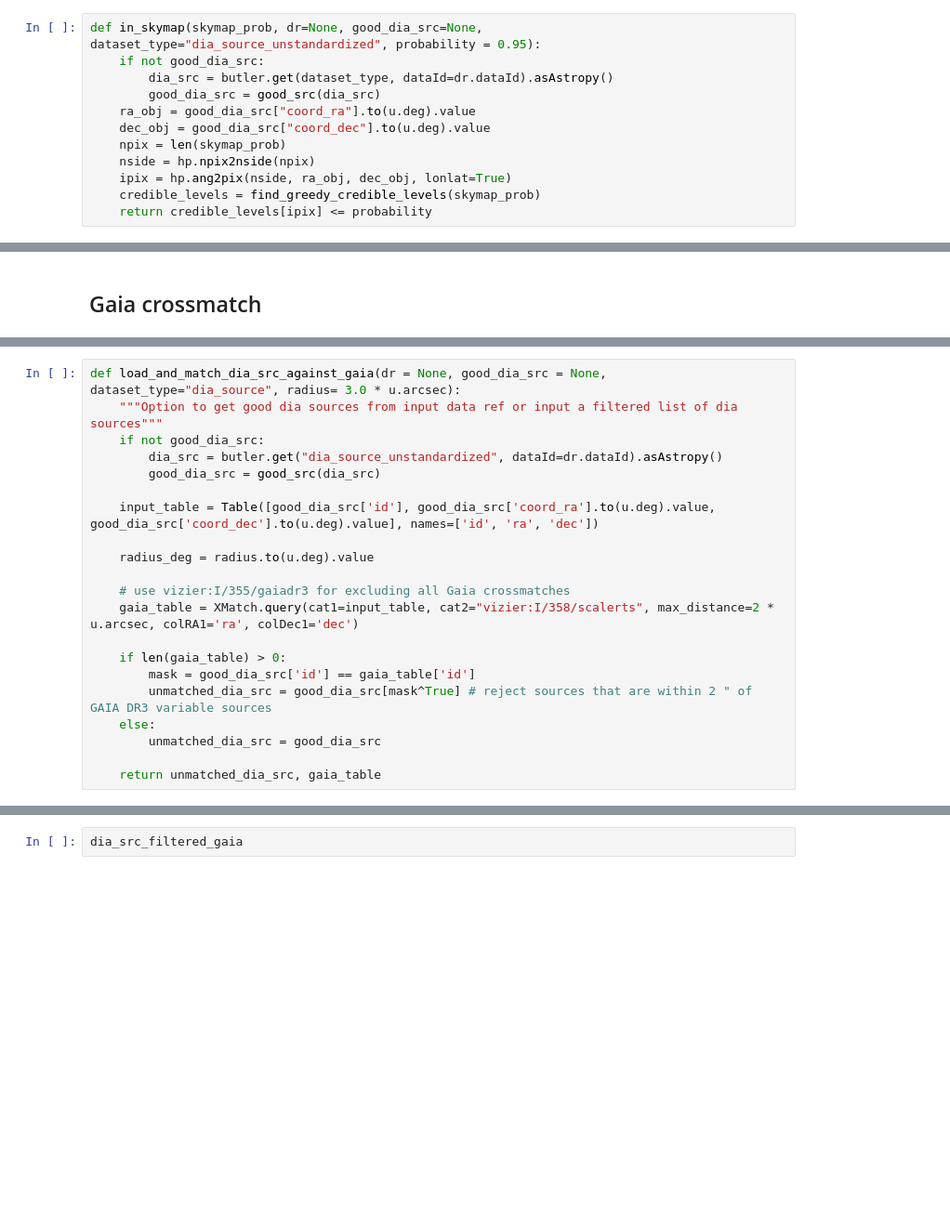
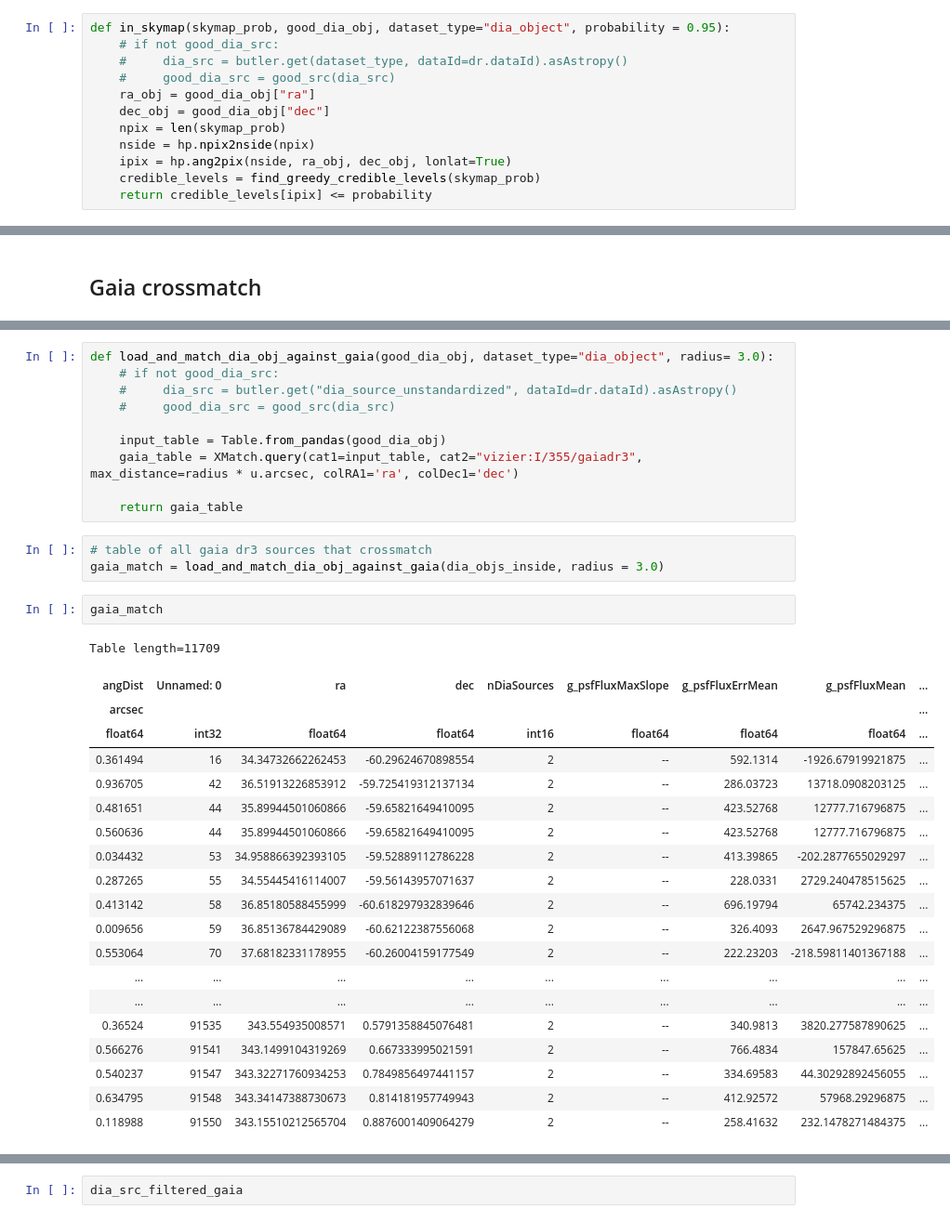
Before and after one commit to lsst-sitcom/ToO-analysis-tools, a Jupyter notebook: notebooks/Catalog_crossmatch.ipynb, the cells around one changed output, grey strips where cells are left out. Shown at 93% size. Saved outputs shown, nothing was run; the diff lists cells and outputs as text; blank space fills up the shorter version.

```diff
--- a/notebooks/Catalog_crossmatch.ipynb
+++ b/notebooks/Catalog_crossmatch.ipynb
@@ -77,12 +119,12 @@ def good_src(cat, snr_threshold=5, max_science_snr=200):
 # %% [markdown]
 ## Inside-outside calculation
 # %%
-def in_skymap(skymap_prob, dr=None, good_dia_src=None, dataset_type="dia_source_unstandardized", probability = 0.95):
-    if not good_dia_src:
-        dia_src = butler.get(dataset_type, dataId=dr.dataId).asAstropy()
-        good_dia_src = good_src(dia_src)
-    ra_obj = good_dia_src["coord_ra"].to(u.deg).value
-    dec_obj = good_dia_src["coord_dec"].to(u.deg).value
+def in_skymap(skymap_prob, good_dia_obj, dataset_type="dia_object", probability = 0.95):
+    # if not good_dia_src:
+    #     dia_src = butler.get(dataset_type, dataId=dr.dataId).asAstropy()
+    #     good_dia_src = good_src(dia_src)
+    ra_obj = good_dia_obj["ra"]
+    dec_obj = good_dia_obj["dec"]
     npix = len(skymap_prob)
     nside = hp.npix2nside(npix)
     ipix = hp.ang2pix(nside, ra_obj, dec_obj, lonlat=True)
@@ -264,21 +333,36 @@ I/358/vclassre
 # %%
-def load_and_match_dia_src_against_gaia(dr = None, good_dia_src = None, dataset_type="dia_source", radius= 3.0 * u.arcsec):
-    """Option to get good dia sources from input data ref or input a filtered list of dia sources"""
-    if not good_dia_src:
-        dia_src = butler.get("dia_source_unstandardized", dataId=dr.dataId).asAstropy()
-        good_dia_src = good_src(dia_src)
+def load_and_match_dia_obj_against_gaia(good_dia_obj, dataset_type="dia_object", radius= 3.0):
+    # if not good_dia_src:
+    #     dia_src = butler.get("dia_source_unstandardized", dataId=dr.dataId).asAstropy()
+    #     good_dia_src = good_src(dia_src)
 
-    input_table = Table([good_dia_src['id'], good_dia_src['coord_ra'].to(u.deg).value, good_dia_src['coord_dec'].to(u.deg).value], names=['id', 'ra', 'dec'])
+    input_table = Table.from_pandas(good_dia_obj)
+    gaia_table = XMatch.query(cat1=input_table, cat2="vizier:I/355/gaiadr3", max_distance=radius * u.arcsec, colRA1='ra', colDec1='dec')
 
-    radius_deg = radius.to(u.deg).value
-
-    # use vizier:I/355/gaiadr3 for excluding all Gaia crossmatches
-    gaia_table = XMatch.query(cat1=input_table, cat2="vizier:I/358/scalerts", max_distance=2 * u.arcsec, colRA1='ra', colDec1='dec')
-
-    if len(gaia_table) > 0:
-        mask = good_dia_src['id'] == gaia_table['id']
-        unmatched_dia_src = good_dia_src[mask^True] # reject sources that are within 2 " of GAIA DR3 variable sources
-    else:
-        unmatched_dia_src = good_dia_src
-
-    return unmatched_dia_src, gaia_table
+    return gaia_table
+# %%
+# table of all gaia dr3 sources that crossmatch
+gaia_match = load_and_match_dia_obj_against_gaia(dia_objs_inside, radius = 3.0)
+# %%
+gaia_match
+# %% [output]
+Table length=11709
+| angDist | Unnamed: 0 | ra | dec | nDiaSources | g_psfFluxMaxSlope | g_psfFluxErrMean | g_psfFluxMean | ... |
+| arcsec |  |  |  |  |  |  |  | ... |
+| float64 | int32 | float64 | float64 | int16 | float64 | float64 | float64 | ... |
+| 0.361494 | 16 | 34.34732662262453 | -60.29624670898554 | 2 | -- | 592.1314 | -1926.67919921875 | ... |
+| 0.936705 | 42 | 36.51913226853912 | -59.725419312137134 | 2 | -- | 286.03723 | 13718.0908203125 | ... |
+| 0.481651 | 44 | 35.89944501060866 | -59.65821649410095 | 2 | -- | 423.52768 | 12777.716796875 | ... |
+| 0.560636 | 44 | 35.89944501060866 | -59.65821649410095 | 2 | -- | 423.52768 | 12777.716796875 | ... |
+| 0.034432 | 53 | 34.958866392393105 | -59.52889112786228 | 2 | -- | 413.39865 | -202.2877655029297 | ... |
+| 0.287265 | 55 | 34.55445416114007 | -59.56143957071637 | 2 | -- | 228.0331 | 2729.240478515625 | ... |
+| 0.413142 | 58 | 36.85180588455999 | -60.618297932839646 | 2 | -- | 696.19794 | 65742.234375 | ... |
+| 0.009656 | 59 | 36.85136784429089 | -60.62122387556068 | 2 | -- | 326.4093 | 2647.967529296875 | ... |
+| 0.553064 | 70 | 37.68182331178955 | -60.26004159177549 | 2 | -- | 222.23203 | -218.59811401367188 | ... |
+| ... | ... | ... | ... | ... | ... | ... | ... | ... |
+| ... | ... | ... | ... | ... | ... | ... | ... | ... |
+| 0.36524 | 91535 | 343.554935008571 | 0.5791358845076481 | 2 | -- | 340.9813 | 3820.277587890625 | ... |
+| 0.566276 | 91541 | 343.1499104319269 | 0.667333995021591 | 2 | -- | 766.4834 | 157847.65625 | ... |
+| 0.540237 | 91547 | 343.32271760934253 | 0.7849856497441157 | 2 | -- | 334.69583 | 44.30292892456055 | ... |
+| 0.634795 | 91548 | 343.34147388730673 | 0.814181957749943 | 2 | -- | 412.92572 | 57968.29296875 | ... |
+| 0.118988 | 91550 | 343.15510212565704 | 0.8876001409064279 | 2 | -- | 258.41632 | 232.1478271484375 | ... |
```
Also changed, not shown: parts of 34 cells of this notebook.
